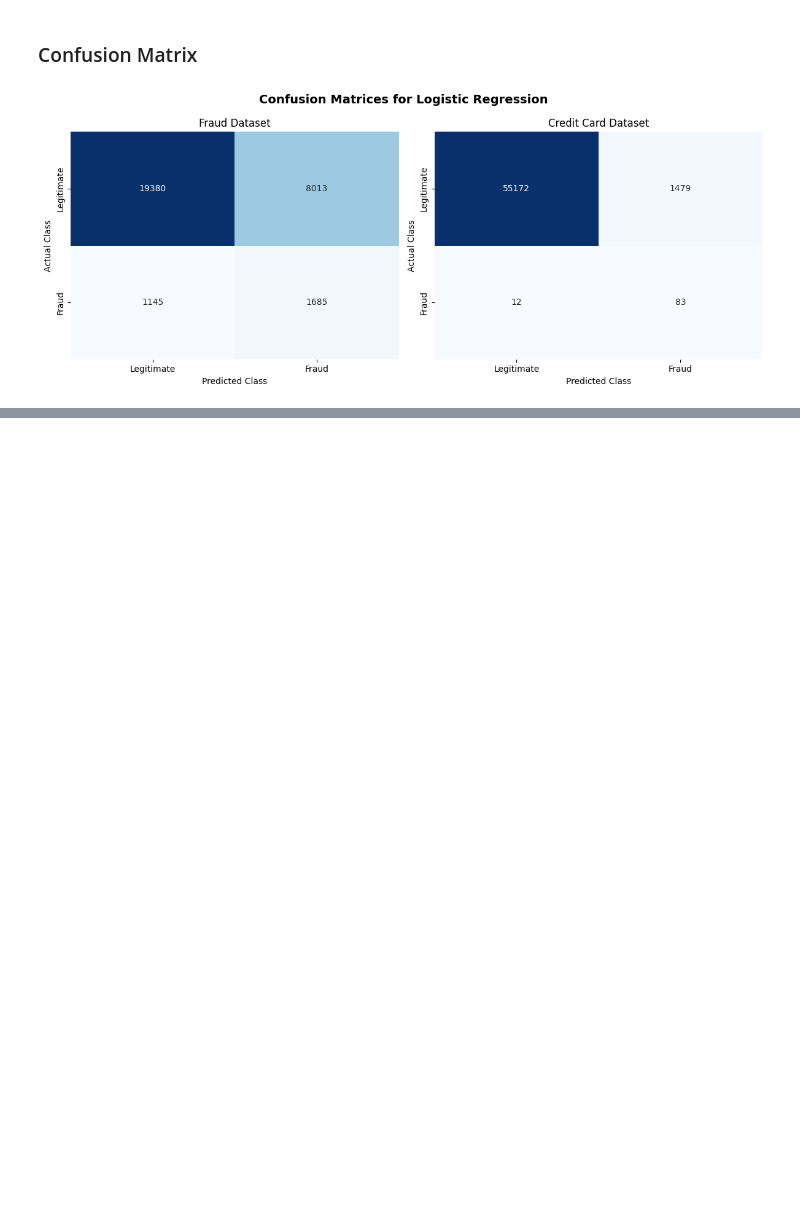
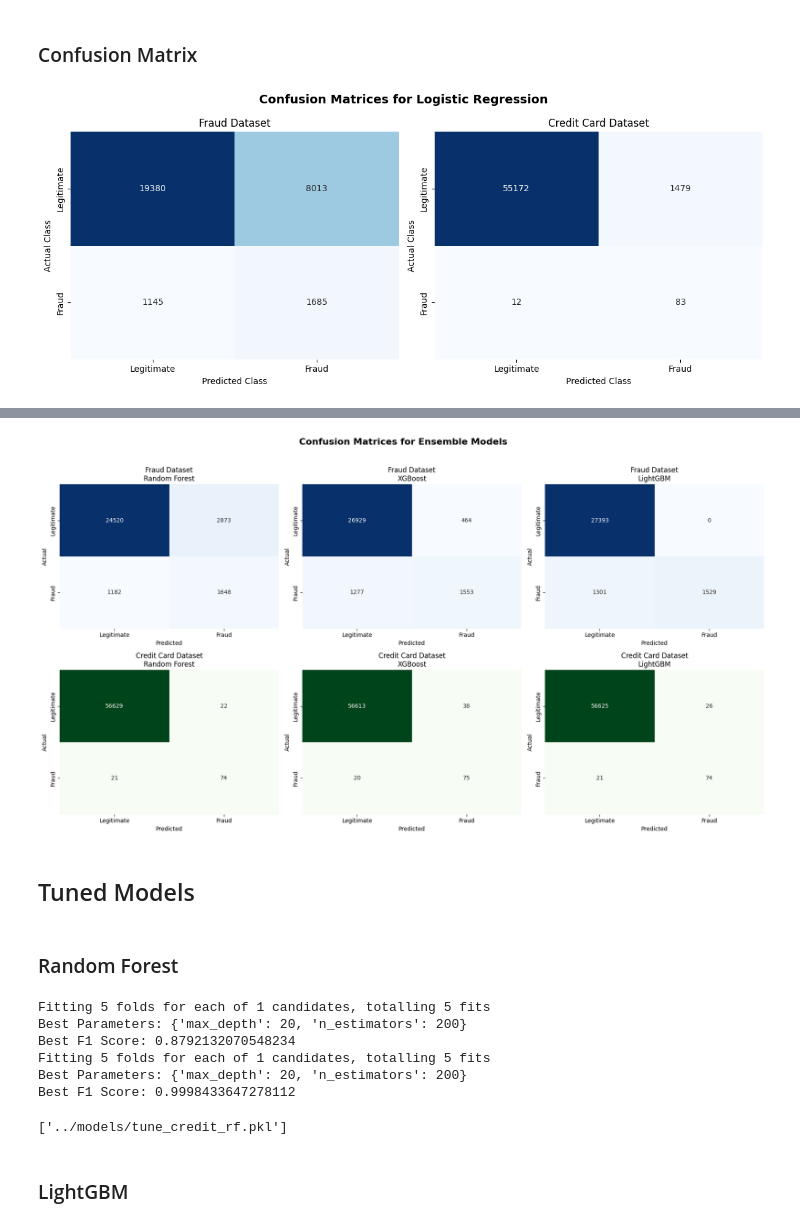
Before and after one commit to bemnetne/fraud_detection, a Jupyter notebook: notebooks/model_training.ipynb, the cells around one changed output, grey strips where cells are left out. Cells and saved outputs as stored; diff of their text form; code cells hidden in the pictures; blank space fills up the shorter version.

Commit message:
feat: model training notebook

```diff
--- a/notebooks/model_training.ipynb
+++ b/notebooks/model_training.ipynb
@@ -198,0 +280,15 @@ plot_confusion_matrices(
+# %%
+rf_credit = train_random_forest(
+    X_train_cc_resampled,
+    y_train_cc_resampled
+)
+
+xgb_credit = train_xgboost(
+    X_train_cc_resampled,
+    y_train_cc_resampled
+)
+
+lgbm_credit = train_lightgbm(
+    X_train_cc_resampled,
+    y_train_cc_resampled
+)
@@ -198,0 +340,51 @@ plot_confusion_matrices(
+# %%
+# Fraud predictions
+rf_pred_fraud = rf_fraud.predict(X_test_fraud)
+xgb_pred_fraud = xgb_fraud.predict(X_test_fraud)
+lgbm_pred_fraud = lgbm_fraud.predict(X_test_fraud)
+
+# Credit Card predictions
+rf_pred_credit = rf_credit.predict(X_test_cc)
+xgb_pred_credit = xgb_credit.predict(X_test_cc)
+lgbm_pred_credit = lgbm_credit.predict(X_test_cc)
+
+plot_confusion_matricess(
+    y_test_fraud,
+    rf_pred_fraud,
+    xgb_pred_fraud,
+    lgbm_pred_fraud,
+    y_test_cc,
+    rf_pred_credit,
+    xgb_pred_credit,
+    lgbm_pred_credit
+)
+# %% [output]
+[figure, added]
+# %% [markdown]
+## Tuned Models
+# %% [markdown]
+### Random Forest
+# %%
+tune_fraud_rf = tune_random_forest(
+    X_train_fraud_resampled,
+    y_train_fraud_resampled
+)
+
+tune_credit_rf = tune_random_forest(
+    X_train_cc_resampled,
+    y_train_cc_resampled
+)
+# %% [output]
+Fitting 5 folds for each of 1 candidates, totalling 5 fits
+Best Parameters: {'max_depth': 20, 'n_estimators': 200}
+Best F1 Score: 0.8792132070548234
+Fitting 5 folds for each of 1 candidates, totalling 5 fits
+Best Parameters: {'max_depth': 20, 'n_estimators': 200}
+Best F1 Score: 0.9998433647278112
+# %%
+joblib.dump(tune_fraud_rf, "../models/tune_fraud_rf.pkl")
+joblib.dump(tune_credit_rf, "../models/tune_credit_rf.pkl")
+# %% [output]
+['../models/tune_credit_rf.pkl']
+# %% [markdown]
+###  LightGBM
```
Also changed, not shown: parts of 26 cells of this notebook.
